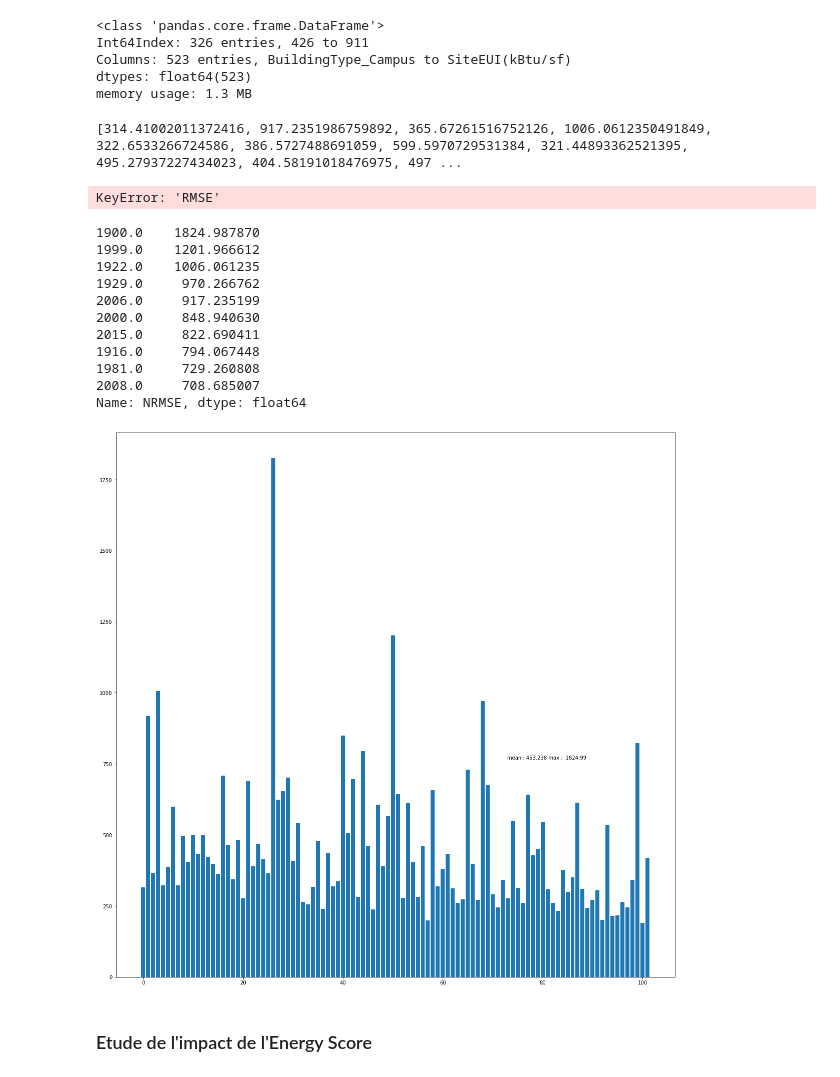
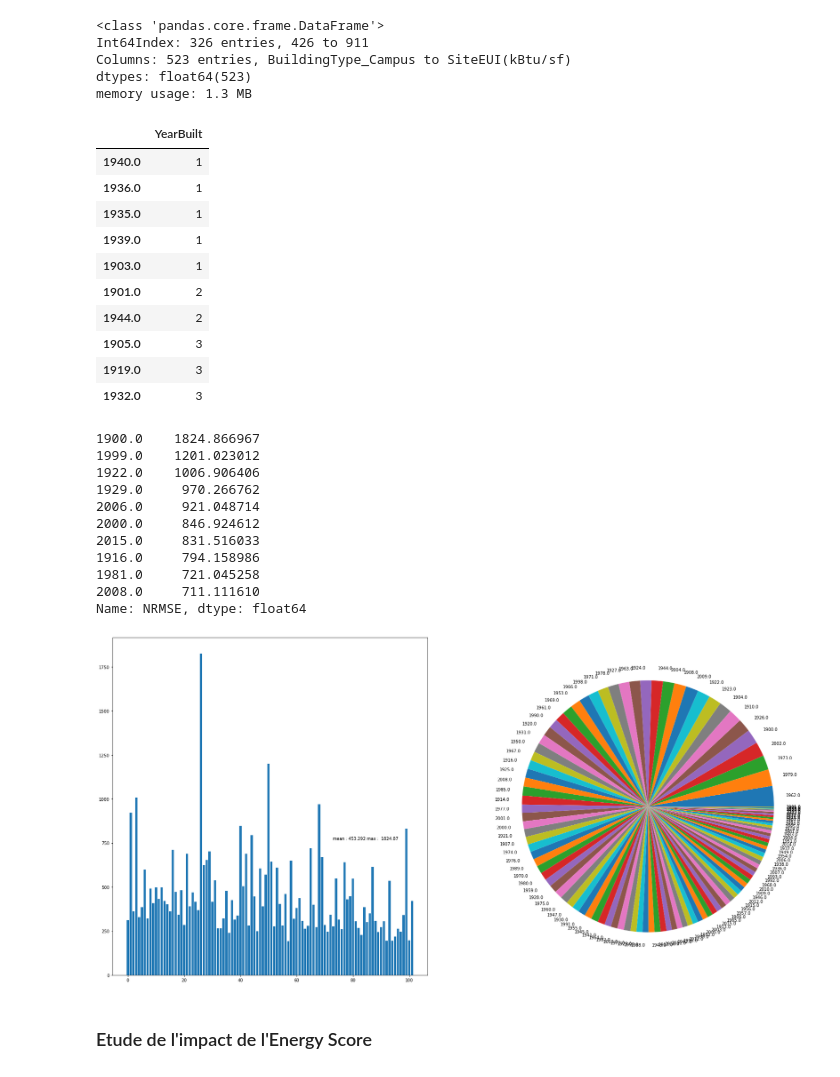
Before and after one commit to NicoJanko/Project_4_OPC, a Jupyter notebook: Projet_4_Energie.ipynb, the cells around one changed output. Drawn from its saved outputs; the diff is of its cells as text; code cells hidden in the pictures.

Commit message:
Playing with Year error explanation

```diff
--- a/Projet_4_Energie.ipynb
+++ b/Projet_4_Energie.ipynb
@@ -41,7 +41,7 @@ from sklearn.neighbors import KNeighborsRegressor
 xtrain, xtest, ytrain, ytest, sqftrain, sqftest = train_test_split(data_num, target, sqf, test_size = 0.2)
 
 df_res = xtest
-
+df_res_train = xtrain
 #let's standard scale
 
 sscaler = sk_prepro.StandardScaler()
@@ -571,40 +571,47 @@ def feature_error(df_lib,model):
         results.append((np.sqrt(metrics.mean_absolute_error(y,pred))))
     return results
 # %%
-results = feature_error(df_year,model_xgb)
-
-print(results)
+pd.DataFrame(df_res_train['YearBuilt'].value_counts()).sort_values(by = 'YearBuilt').head(10)
 # %% [output]
-[314.41002011372416, 917.2351986759892, 365.67261516752126, 1006.0612350491849, 322.6533266724586, 386.5727488691059, 599.5970729531384, 321.44893362521395, 495.27937227434023, 404.58191018476975, 497 ...
+|  | YearBuilt |
+| 1940.0 | 1 |
+| 1936.0 | 1 |
+| 1935.0 | 1 |
+| 1939.0 | 1 |
+| 1903.0 | 1 |
+| 1901.0 | 2 |
+| 1944.0 | 2 |
+| 1905.0 | 3 |
+| 1919.0 | 3 |
+| 1932.0 | 3 |
-# %%
-results_year['RMSE'].mean()
-# %% [output]
-KeyError: 'RMSE'
 # %%
+results = feature_error(df_year,model_xgb)
+
 results_year = {}
 for i,v in zip(df_year,results):
     results_year[f'{i}'] = v
 
 results_year = pd.DataFrame(results_year, index = ['NRMSE']).T
 print(results_year['NRMSE'].nlargest(10))
 
-fig, ax = plt.subplots(figsize = (20,20))
-ax.bar([x for x in range(len(results_year.index))],results_year['NRMSE'])
-ax.text(0.7,0.4,'mean : {:.3f} max : {: .2f}'.format(results_year['NRMSE'].mean(), results_year['NRMSE'].max()), transform = ax.transAxes)
+fig, ax = plt.subplots(1,2,figsize = (30,15))
+ax[0].bar([x for x in range(len(results_year.index))],results_year['NRMSE'])
+ax[0].text(0.7,0.4,'mean : {:.3f} max : {: .2f}'.format(results_year['NRMSE'].mean(), results_year['NRMSE'].max()), transform = ax[0].transAxes)
+ax[1].pie(df_res_train['YearBuilt'].value_counts(), labels = df_res_train['YearBuilt'].unique())
 plt.show()
 # %% [output]
-1900.0    1824.987870
-1999.0    1201.966612
-1922.0    1006.061235
+1900.0    1824.866967
+1999.0    1201.023012
+1922.0    1006.906406
 1929.0     970.266762
-2006.0     917.235199
-2000.0     848.940630
-2015.0     822.690411
-1916.0     794.067448
-1981.0     729.260808
-2008.0     708.685007
+2006.0     921.048714
+2000.0     846.924612
+2015.0     831.516033
+1916.0     794.158986
+1981.0     721.045258
+2008.0     711.111610
 Name: NRMSE, dtype: float64
-[figure, old version]
+[figure, new version]
 # %% [markdown]
 ### Etude de l'impact de l'Energy Score
 # %%
```
